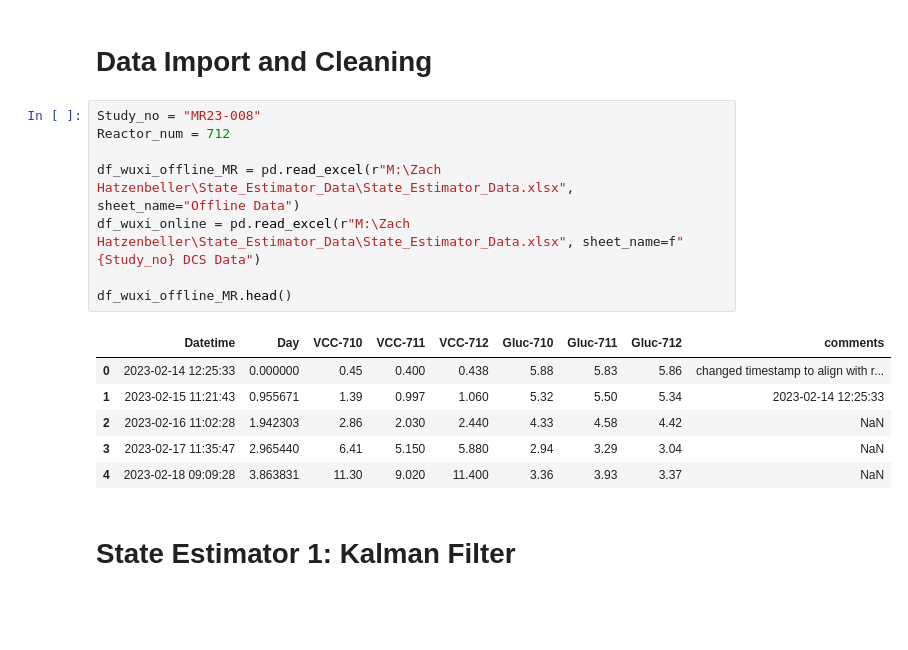
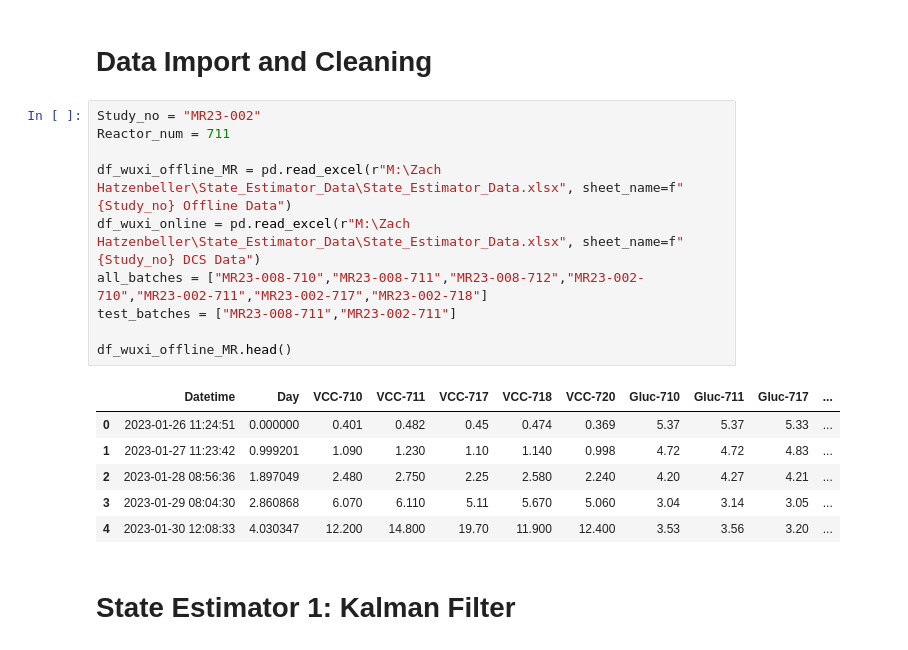
Before and after one commit to zhatz111/state-space-mpc, a Jupyter notebook: notebooks/State_Estimator_Comparison.ipynb, the cells around one changed output. Drawn from its saved outputs; the diff is of its cells as text; blank space fills up the shorter version.

```diff
--- a/notebooks/State_Estimator_Comparison.ipynb
+++ b/notebooks/State_Estimator_Comparison.ipynb
@@ -31,20 +31,22 @@ warnings.filterwarnings("ignore")
 # %% [markdown]
 # Data Import and Cleaning
 # %%
-Study_no = "MR23-008"
-Reactor_num = 712
+Study_no = "MR23-002"
+Reactor_num = 711
 
-df_wuxi_offline_MR = pd.read_excel(r"M:\Zach Hatzenbeller\State_Estimator_Data\State_Estimator_Data.xlsx", sheet_name="Offline Data")
+df_wuxi_offline_MR = pd.read_excel(r"M:\Zach Hatzenbeller\State_Estimator_Data\State_Estimator_Data.xlsx", sheet_name=f"{Study_no} Offline Data")
 df_wuxi_online = pd.read_excel(r"M:\Zach Hatzenbeller\State_Estimator_Data\State_Estimator_Data.xlsx", sheet_name=f"{Study_no} DCS Data")
+all_batches = ["MR23-008-710","MR23-008-711","MR23-008-712","MR23-002-710","MR23-002-711","MR23-002-717","MR23-002-718"]
+test_batches = ["MR23-008-711","MR23-002-711"]
 
 df_wuxi_offline_MR.head()
 # %% [output]
-|  | Datetime | Day | VCC-710 | VCC-711 | VCC-712 | Gluc-710 | Gluc-711 | Gluc-712 | comments |
-| 0 | 2023-02-14 12:25:33 | 0.000000 | 0.45 | 0.400 | 0.438 | 5.88 | 5.83 | 5.86 | changed timestamp to align with r... |
-| 1 | 2023-02-15 11:21:43 | 0.955671 | 1.39 | 0.997 | 1.060 | 5.32 | 5.50 | 5.34 | 2023-02-14 12:25:33 |
-| 2 | 2023-02-16 11:02:28 | 1.942303 | 2.86 | 2.030 | 2.440 | 4.33 | 4.58 | 4.42 | NaN |
-| 3 | 2023-02-17 11:35:47 | 2.965440 | 6.41 | 5.150 | 5.880 | 2.94 | 3.29 | 3.04 | NaN |
-| 4 | 2023-02-18 09:09:28 | 3.863831 | 11.30 | 9.020 | 11.400 | 3.36 | 3.93 | 3.37 | NaN |
+|  | Datetime | Day | VCC-710 | VCC-711 | VCC-717 | VCC-718 | VCC-720 | Gluc-710 | Gluc-711 | Gluc-717 | ... |
+| 0 | 2023-01-26 11:24:51 | 0.000000 | 0.401 | 0.482 | 0.45 | 0.474 | 0.369 | 5.37 | 5.37 | 5.33 | ... |
+| 1 | 2023-01-27 11:23:42 | 0.999201 | 1.090 | 1.230 | 1.10 | 1.140 | 0.998 | 4.72 | 4.72 | 4.83 | ... |
+| 2 | 2023-01-28 08:56:36 | 1.897049 | 2.480 | 2.750 | 2.25 | 2.580 | 2.240 | 4.20 | 4.27 | 4.21 | ... |
+| 3 | 2023-01-29 08:04:30 | 2.860868 | 6.070 | 6.110 | 5.11 | 5.670 | 5.060 | 3.04 | 3.14 | 3.05 | ... |
+| 4 | 2023-01-30 12:08:33 | 4.030347 | 12.200 | 14.800 | 19.70 | 11.900 | 12.400 | 3.53 | 3.56 | 3.20 | ... |
 # %% [markdown]
 # State Estimator 1: Kalman Filter
 # %% [markdown]
```
Also changed, not shown: parts of 28 cells of this notebook, 24 other files.
